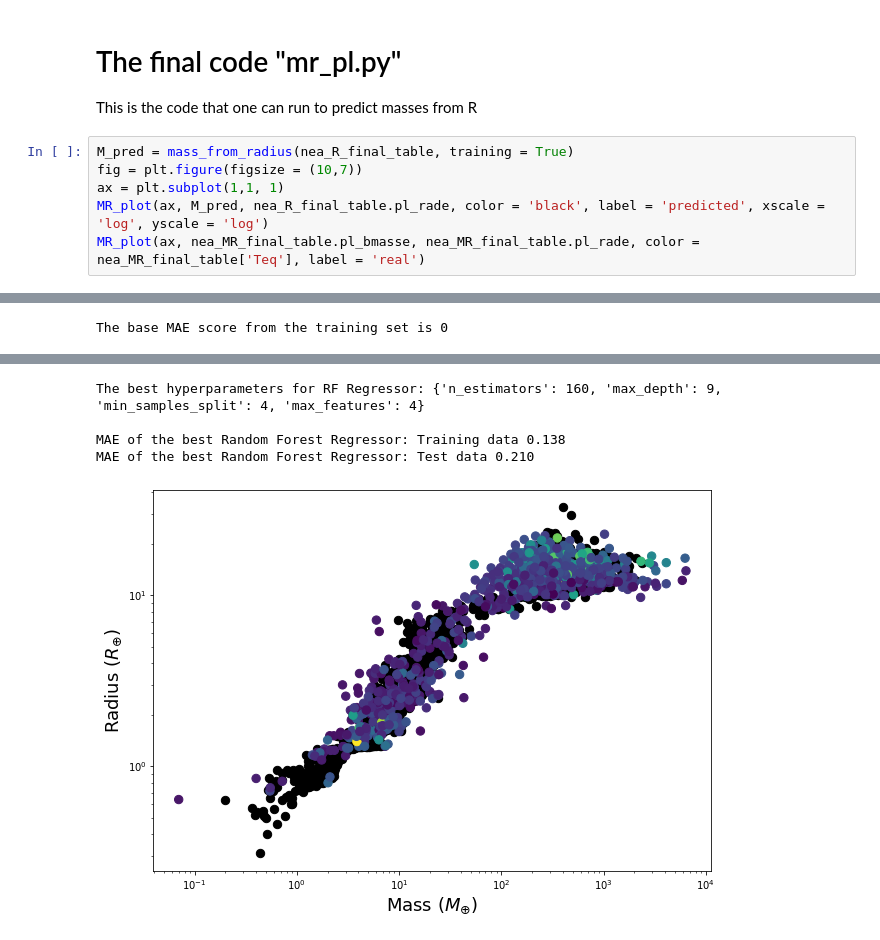
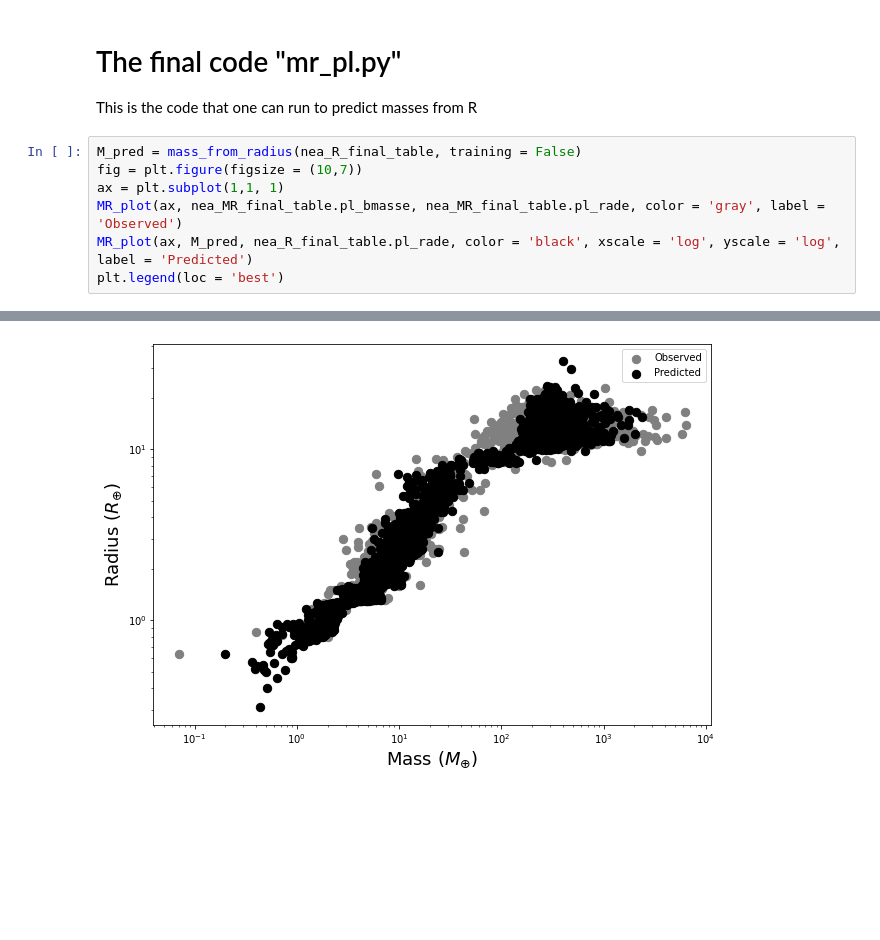
Before and after one commit to vadibekyan/ExoPLots, a Jupyter notebook: mr_ml.ipynb, the cells around one changed output, grey strips where cells are left out. Drawn from its saved outputs; the diff is of its cells as text; blank space fills up the shorter version.

```diff
--- a/mr_ml.ipynb
+++ b/mr_ml.ipynb
@@ -377,9 +377,10 @@ MR_plot(ax, nea_MR_final_table.pl_bmasse, nea_MR_final_table.pl_rade, color = ne
 
 This is the code that one can run to predict masses from R
 # %%
-M_pred = mass_from_radius(nea_R_final_table, training = True)
+M_pred = mass_from_radius(nea_R_final_table, training = False)
 fig = plt.figure(figsize = (10,7))
 ax = plt.subplot(1,1, 1)
-MR_plot(ax, M_pred, nea_R_final_table.pl_rade, color = 'black', label = 'predicted', xscale = 'log', yscale = 'log')
-MR_plot(ax, nea_MR_final_table.pl_bmasse, nea_MR_final_table.pl_rade, color = nea_MR_final_table['Teq'], label = 'real')
+MR_plot(ax, nea_MR_final_table.pl_bmasse, nea_MR_final_table.pl_rade, color = 'gray', label = 'Observed')
+MR_plot(ax, M_pred, nea_R_final_table.pl_rade, color = 'black', xscale = 'log', yscale = 'log', label = 'Predicted')
+plt.legend(loc = 'best')
 # %% [output]
@@ -387 +387,0 @@ MR_plot(ax, nea_MR_final_table.pl_bmasse, nea_MR_final_table.pl_rade, color = ne
-The base MAE score from the training set is 0
@@ -405,5 +388 @@ The base MAE score from the training set is 0
-The best hyperparameters for RF Regressor: {'n_estimators': 160, 'max_depth': 9, 'min_samples_split': 4, 'max_features': 4}
-
-MAE of the best Random Forest Regressor: Training data 0.138
-MAE of the best Random Forest Regressor: Test data 0.210
-[figure, old version]
+[figure, new version]
```
Also changed, not shown: parts of 7 cells of this notebook.
